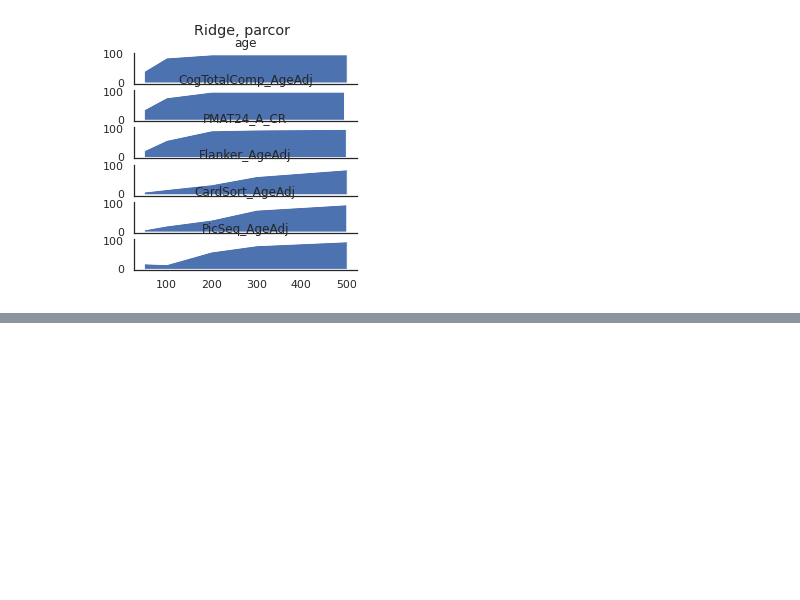
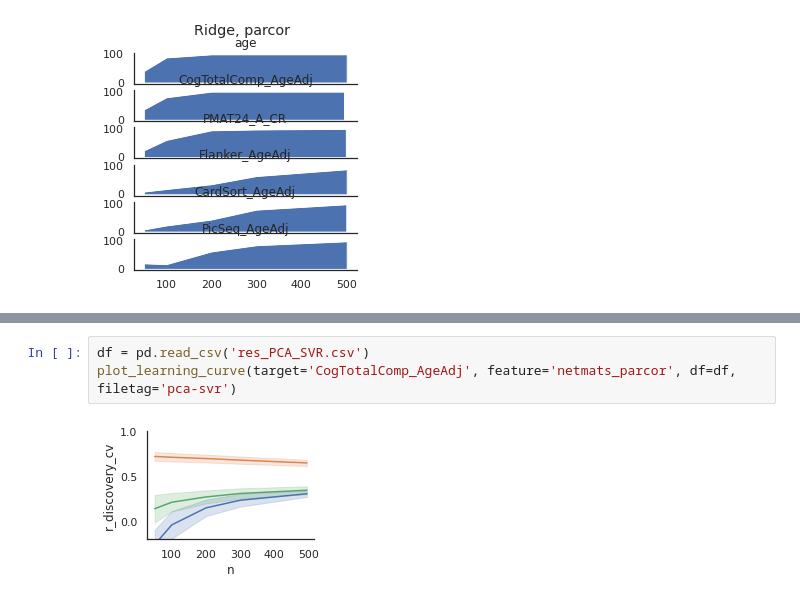
Before and after one commit to spisakt/BWAS_comment, a Jupyter notebook: plot_results.ipynb, the cells around one changed output, grey strips where cells are left out. Saved outputs shown, nothing was run; the diff lists cells and outputs as text; blank space fills up the shorter version.

```diff
--- a/plot_results.ipynb
+++ b/plot_results.ipynb
@@ -406,0 +432,5 @@ for i_target, target in enumerate(['age', 'CogTotalComp_AgeAdj', 'PMAT24_A_CR',
+# %%
+df = pd.read_csv('res_PCA_SVR.csv')
+plot_learning_curve(target='CogTotalComp_AgeAdj', feature='netmats_parcor', df=df, filetag='pca-svr')
+# %% [output]
+[figure, added]
```
Also changed, not shown: parts of 5 cells of this notebook, 7 other files.
